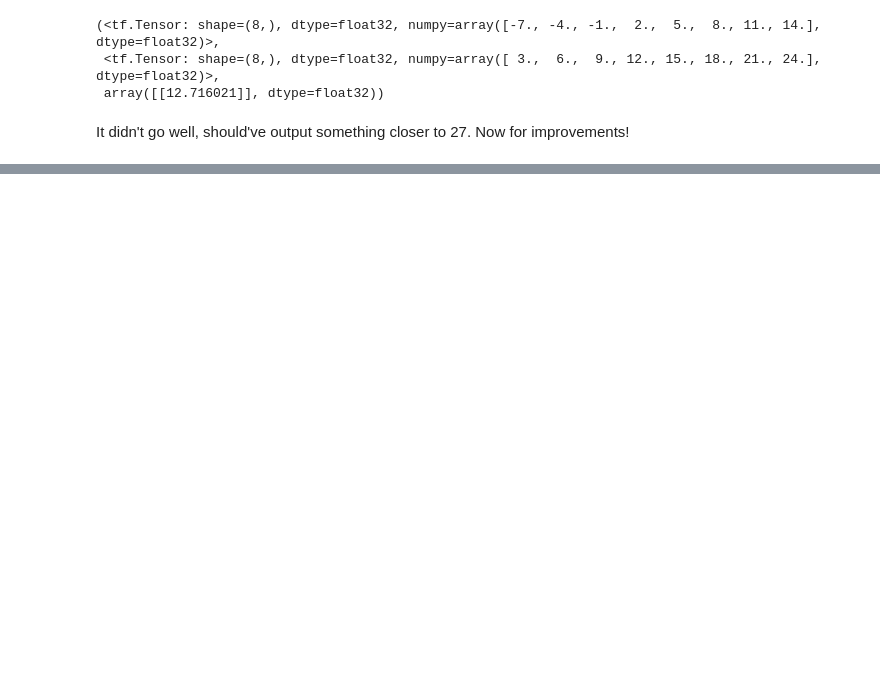
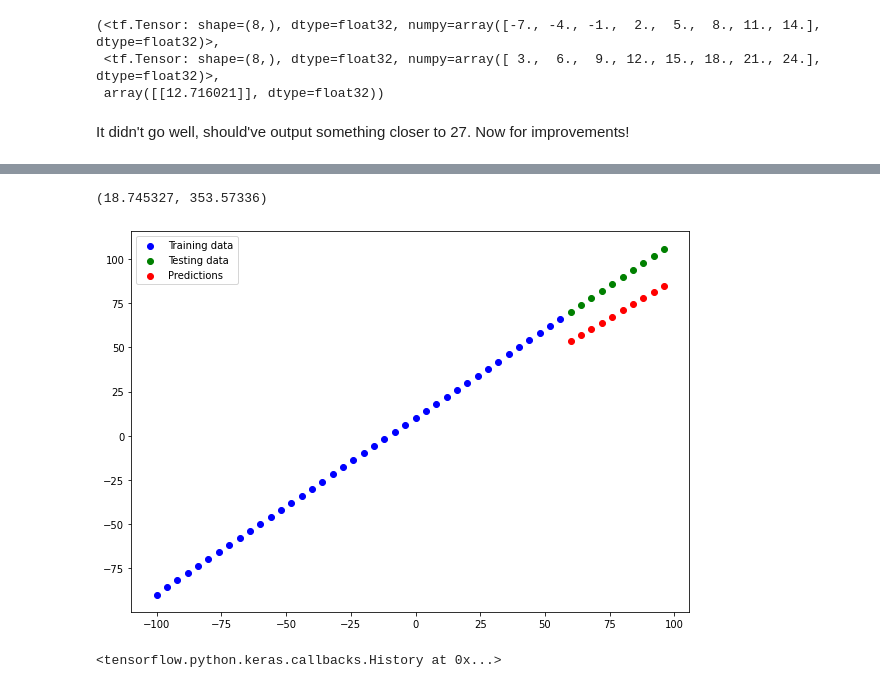
Before and after one commit to MichaelSetyawan/TF_certification, a Jupyter notebook: TF_Regression.ipynb, the cells around one changed output, grey strips where cells are left out. Cells and saved outputs as stored; diff of their text form; code cells hidden in the pictures; blank space fills up the shorter version.

```diff
--- a/TF_Regression.ipynb
+++ b/TF_Regression.ipynb
@@ -101,0 +289,8 @@ It didn't go well, should've output something closer to 27. Now for improvements
+# %%
+# Calcuate the MAE
+mae = tf.metrics.mean_absolute_error(y_true=y_test,
+                                     y_pred=y_preds.squeeze()) # use squeeze() to make same shape
+# Calculate the MSE
+mse = tf.metrics.mean_squared_error(y_true=y_test,
+                                    y_pred=y_preds.squeeze())
+mae, mse
@@ -101,0 +319,30 @@ It didn't go well, should've output something closer to 27. Now for improvements
+# %%
+def mae(y_test, y_pred):
+  """
+  Calculuates mean absolute error between y_test and y_preds.
+  """
+  return tf.metrics.mean_absolute_error(y_test,
+                                        y_pred)
+
+def mse(y_test, y_pred):
+  """
+  Calculates mean squared error between y_test and y_preds.
+  """
+  return tf.metrics.mean_squared_error(y_test,
+                                       y_pred)
+# %%
+#Build model_1
+tf.random.set_seed(42)
+
+# Replicate original model
+model_1 = tf.keras.Sequential([
+  tf.keras.layers.Dense(1)
+])
+
+# Compile the model
+model_1.compile(loss=tf.keras.losses.mae,
+                optimizer=tf.keras.optimizers.SGD(),
+                metrics=['mae'])
+
+# Fit the model
+model_1.fit(X_train, y_train, epochs=100)
@@ -101,0 +368,28 @@ It didn't go well, should've output something closer to 27. Now for improvements
+# %%
+# Make and plot predictions for model_1
+y_preds_1 = model_1.predict(X_test)
+mae_1 = mae(y_test, y_preds_1.squeeze()).numpy()
+mse_1 = mse(y_test, y_preds_1.squeeze()).numpy()
+plot_predictions(predictions=y_preds_1)
+mae_1, mse_1
+# %% [output]
+(18.745327, 353.57336)
+[figure, added]
+# %%
+tf.random.set_seed(42)
+
+# Replicate model_1 and add an extra layer
+model_2 = tf.keras.Sequential([
+  tf.keras.layers.Dense(1),
+  tf.keras.layers.Dense(1) # add a second layer
+])
+
+# Compile the model
+model_2.compile(loss=tf.keras.losses.mae,
+                optimizer=tf.keras.optimizers.SGD(),
+                metrics=['mae'])
+
+# Fit the model
+model_2.fit(X_train, y_train, epochs=100, verbose=0) # set verbose to 0 for less output
+# %% [output]
+<tensorflow.python.keras.callbacks.History at 0x...>
```
Also changed, not shown: parts of 53 cells of this notebook.
